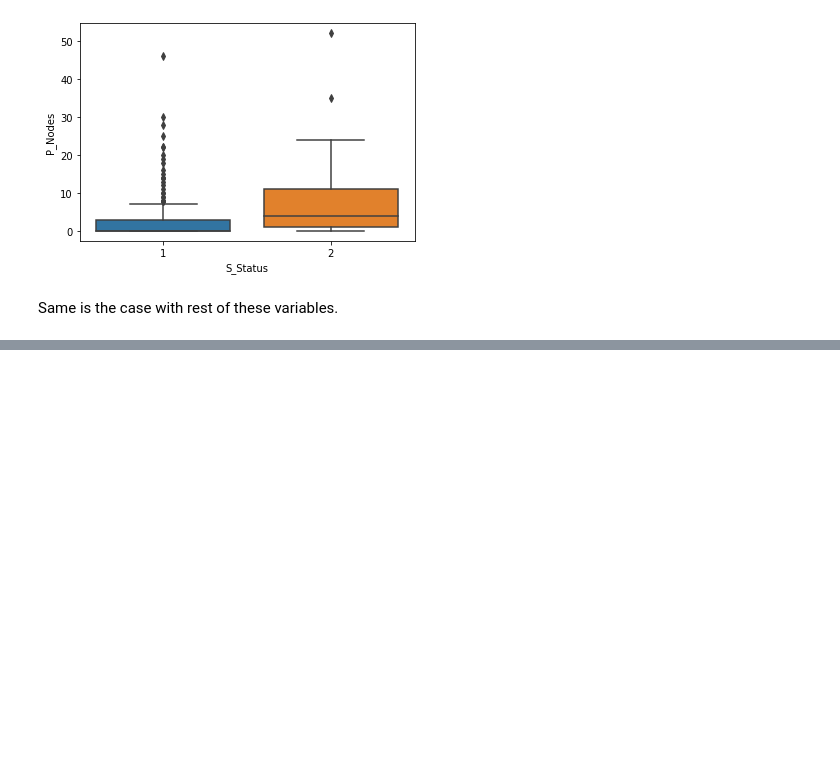
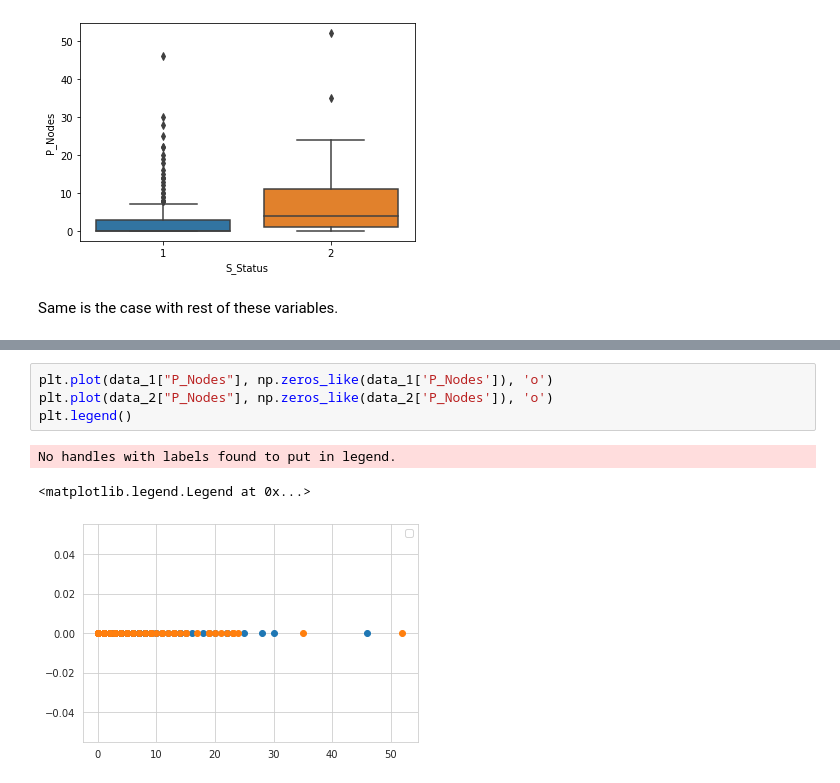
Before and after one commit to tanzeyl/Self-Study, a Jupyter notebook: Haberman's_Data_Set.ipynb, the cells around one changed output, grey strips where cells are left out. Saved outputs shown, nothing was run; the diff lists cells and outputs as text; blank space fills up the shorter version.

```diff
--- a/Haberman's_Data_Set.ipynb
+++ b/Haberman's_Data_Set.ipynb
@@ -62,0 +86,8 @@ Same is the case with rest of these variables.
+# %%
+plt.plot(data_1["P_Nodes"], np.zeros_like(data_1['P_Nodes']), 'o')
+plt.plot(data_2["P_Nodes"], np.zeros_like(data_2['P_Nodes']), 'o')
+plt.legend()
+# %% [output]
+No handles with labels found to put in legend.
+<matplotlib.legend.Legend at 0x...>
+[figure, added]
```
Also changed, not shown: parts of 10 cells of this notebook.
